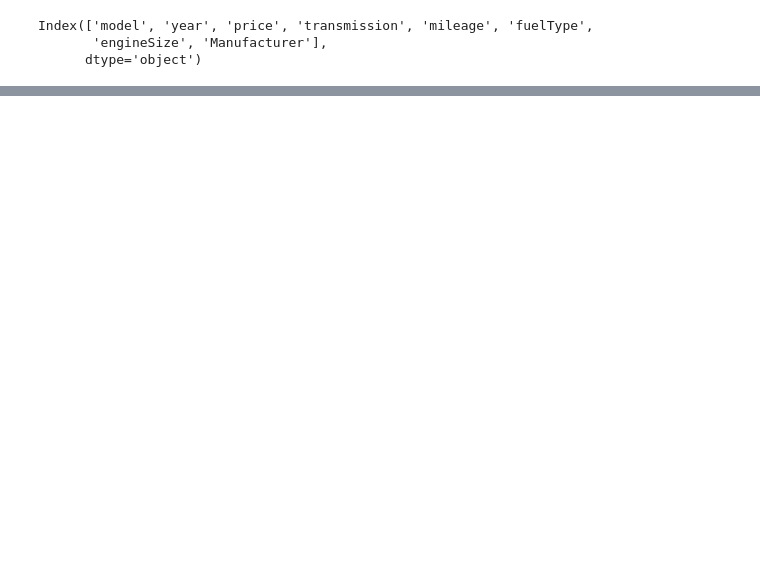
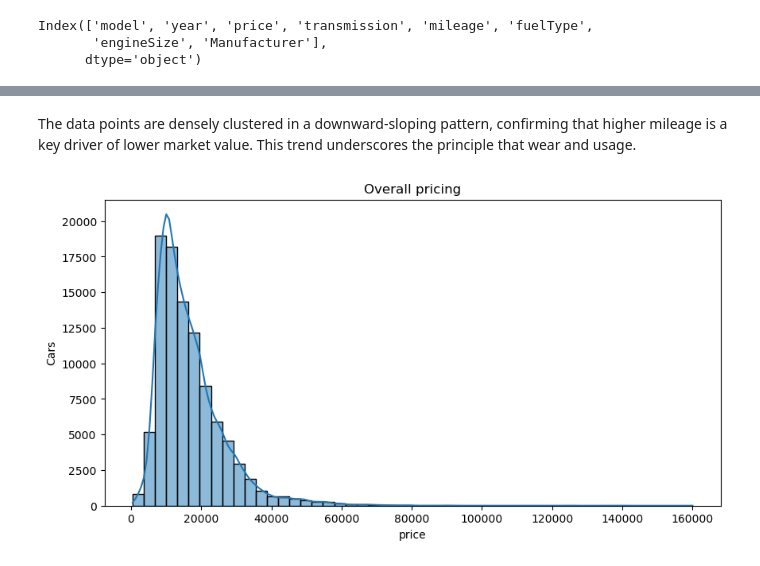
Before and after one commit to kristokontse/Car-Prediction, a Jupyter notebook: data_analyze.ipynb, the cells around one changed output, grey strips where cells are left out. Drawn from its saved outputs; the diff is of its cells as text; code cells hidden in the pictures; blank space fills up the shorter version.

```diff
--- a/data_analyze.ipynb
+++ b/data_analyze.ipynb
@@ -64,0 +114,10 @@ mileage -0.417996  0.739664  1.000000
+# %% [markdown]
+The data points are densely clustered in a downward-sloping pattern, confirming that higher mileage is a key driver of lower market value. This trend underscores the principle that wear and usage.
+# %%
+plt.figure(figsize=(10,5))
+sns.histplot(df['price'], bins=50, kde=True)
+plt.title("Overall pricing")
+plt.ylabel("Cars")
+plt.show()
+# %% [output]
+[figure, added]
```
Also changed, not shown: parts of 19 cells of this notebook, 3 other files.
